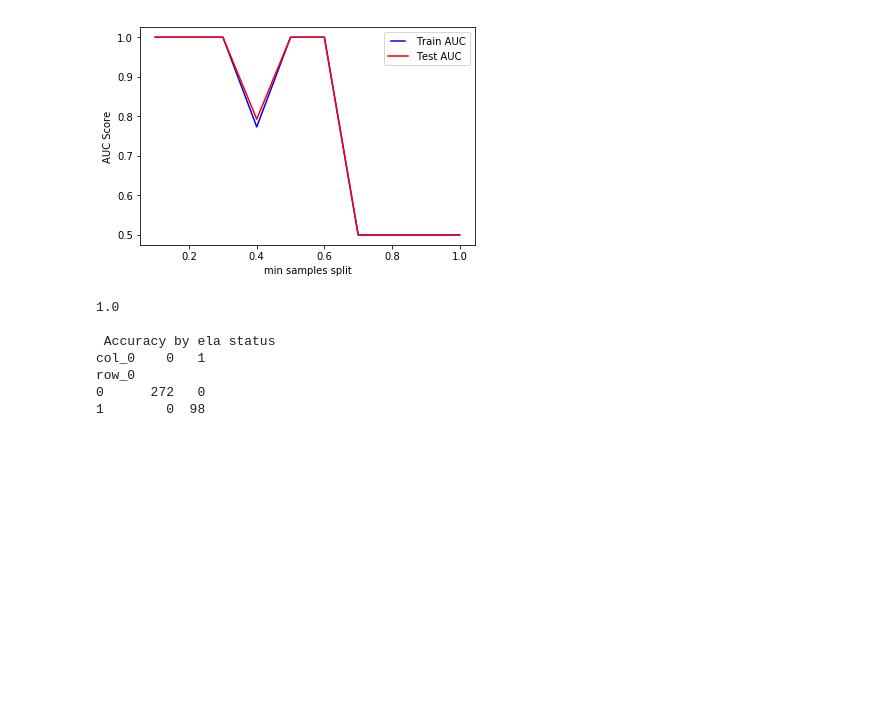
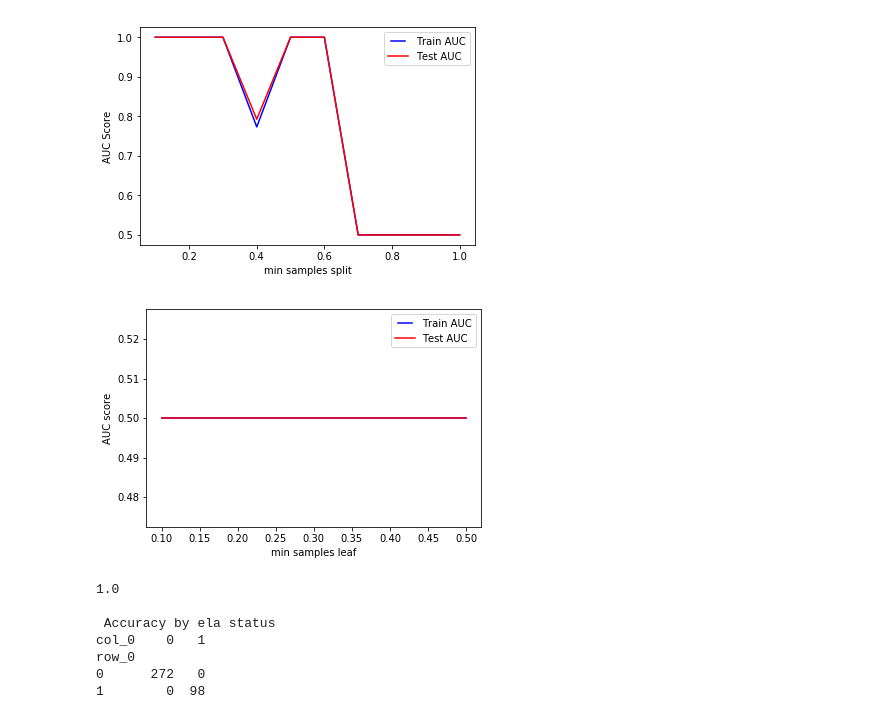
Before and after one commit to OckhamsRazor15/New-Thinkful-DS-Projects, a Jupyter notebook: Final Project/Final Project.ipynb, the cells around one changed output. Cells and saved outputs as stored; diff of their text form; code cells hidden in the pictures; blank space fills up the shorter version.

```diff
--- a/Final Project/Final Project.ipynb
+++ b/Final Project/Final Project.ipynb
@@ -485,22 +490,24 @@ plt.show()
 # %%
 min_samples_leafs = np.linspace(0.1, 0.5, 5, endpoint=True)
 train_results = []
 test_results = []
 for min_samples_leaf in min_samples_leafs:
    rf = ensemble.RandomForestClassifier(min_samples_leaf=min_samples_leaf)
    rf.fit(X_train, y_train)
    train_pred = rf.predict(X_train)
    false_positive_rate, true_positive_rate, thresholds = roc_curve(y_train, train_pred)
    roc_auc = auc(false_positive_rate, true_positive_rate)
    train_results.append(roc_auc)
    y_pred = rf.predict(X_test)
    false_positive_rate, true_positive_rate, thresholds = roc_curve(y_test, y_pred)
    roc_auc = auc(false_positive_rate, true_positive_rate)
    test_results.append(roc_auc)
 from matplotlib.legend_handler import HandlerLine2D
-line1, = plt.plot(min_samples_leafs, train_results, ‘b’, label=”Train AUC”)
-line2, = plt.plot(min_samples_leafs, test_results, ‘r’, label=”Test AUC”)
+line1, = plt.plot(min_samples_leafs, train_results, "b", label="Train AUC")
+line2, = plt.plot(min_samples_leafs, test_results, "r", label="Test AUC")
 plt.legend(handler_map={line1: HandlerLine2D(numpoints=2)})
-plt.ylabel(‘AUC score’)
-plt.xlabel(‘min samples leaf’)
+plt.ylabel('AUC score')
+plt.xlabel('min samples leaf')
 plt.show()
+# %% [output]
+[figure, added]
```
Also changed, not shown: parts of 2 cells of this notebook.
